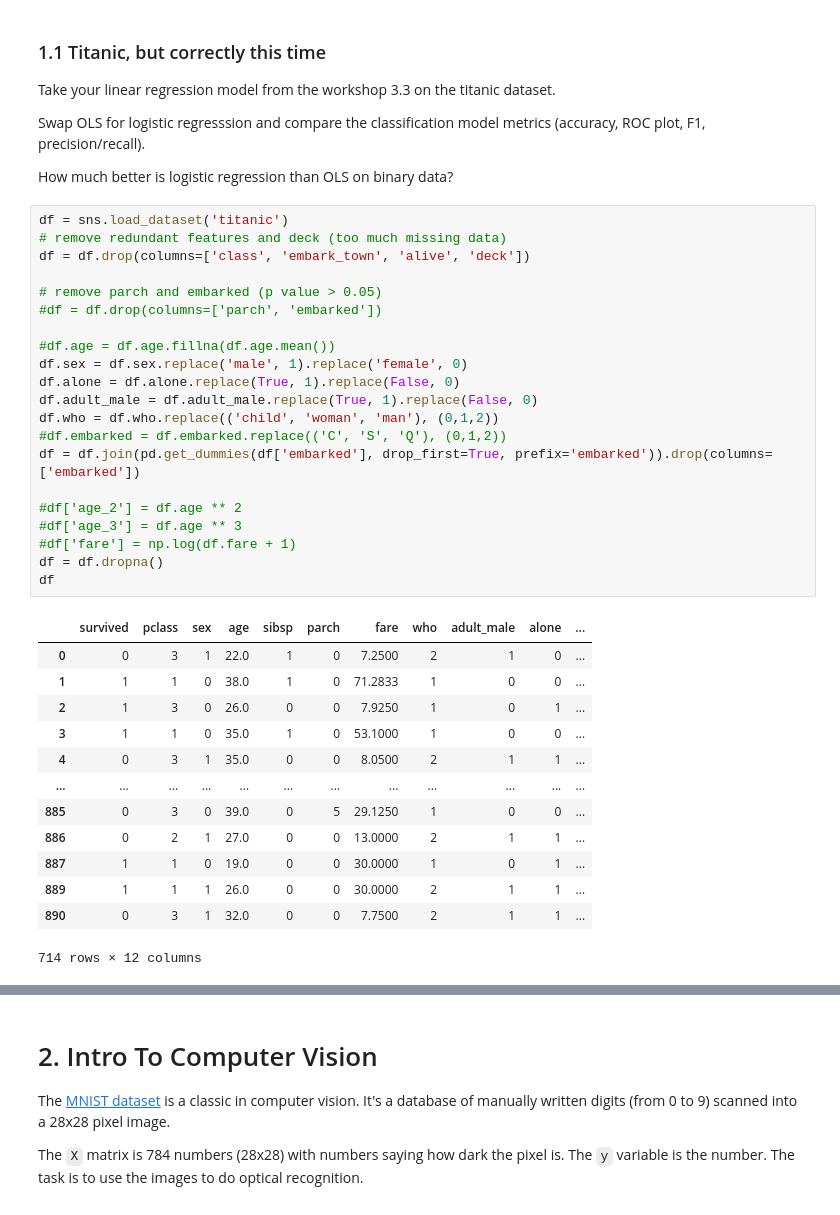
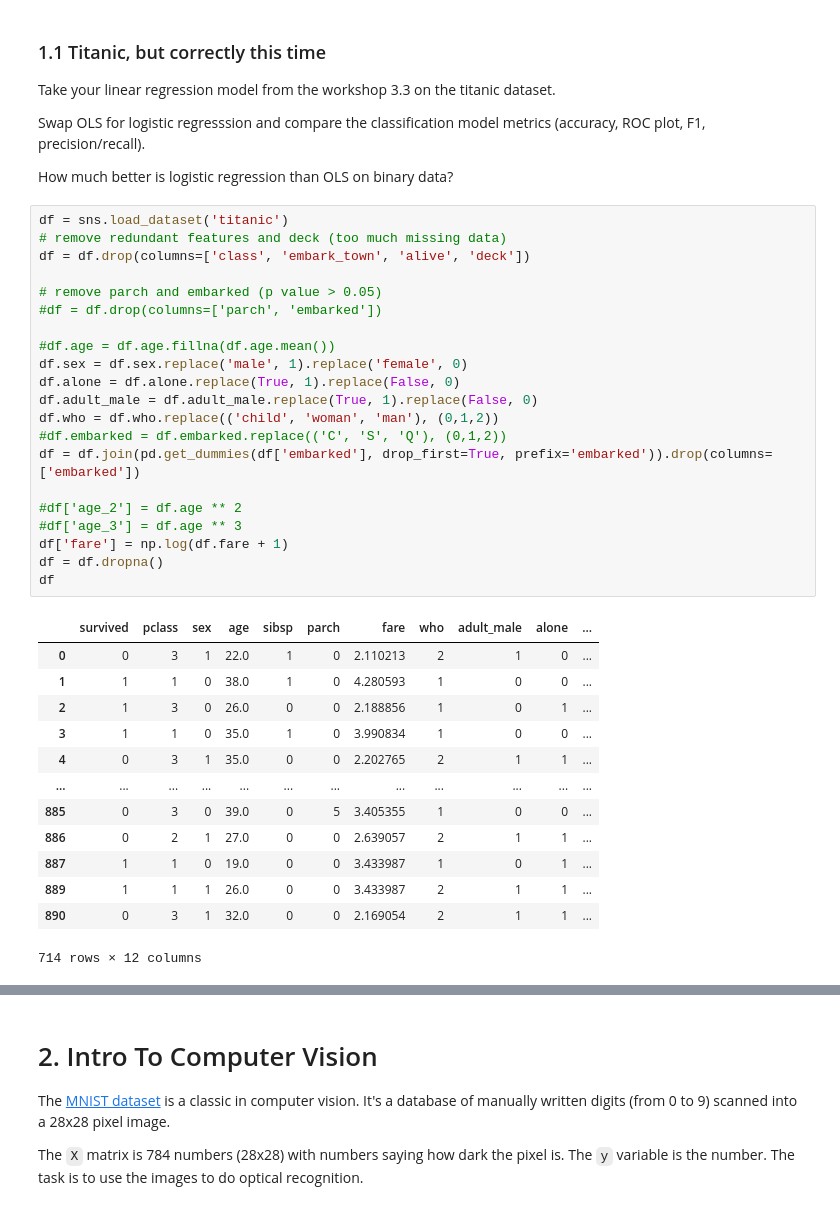
Before and after one commit to cb-ds-1/3-7-glm, a Jupyter notebook: workshop.ipynb, the cells around one changed output, grey strips where cells are left out. Drawn from its saved outputs; the diff is of its cells as text.

```diff
--- a/workshop.ipynb
+++ b/workshop.ipynb
@@ -26,35 +24,35 @@ How much better is logistic regression than OLS on binary data?
 # %%
 df = sns.load_dataset('titanic')
 # remove redundant features and deck (too much missing data)
 df = df.drop(columns=['class', 'embark_town', 'alive', 'deck'])
 
 # remove parch and embarked (p value > 0.05)
 #df = df.drop(columns=['parch', 'embarked'])
 
 #df.age = df.age.fillna(df.age.mean())
 df.sex = df.sex.replace('male', 1).replace('female', 0)
 df.alone = df.alone.replace(True, 1).replace(False, 0)
 df.adult_male = df.adult_male.replace(True, 1).replace(False, 0)
 df.who = df.who.replace(('child', 'woman', 'man'), (0,1,2))
 #df.embarked = df.embarked.replace(('C', 'S', 'Q'), (0,1,2))
 df = df.join(pd.get_dummies(df['embarked'], drop_first=True, prefix='embarked')).drop(columns=['embarked'])
 
 #df['age_2'] = df.age ** 2
 #df['age_3'] = df.age ** 3
-#df['fare'] = np.log(df.fare + 1)
+df['fare'] = np.log(df.fare + 1)
 df = df.dropna()
 df
 # %% [output]
 |  | survived | pclass | sex | age | sibsp | parch | fare | who | adult_male | alone | ... |
-| 0 | 0 | 3 | 1 | 22.0 | 1 | 0 | 7.2500 | 2 | 1 | 0 | ... |
-| 1 | 1 | 1 | 0 | 38.0 | 1 | 0 | 71.2833 | 1 | 0 | 0 | ... |
-| 2 | 1 | 3 | 0 | 26.0 | 0 | 0 | 7.9250 | 1 | 0 | 1 | ... |
-| 3 | 1 | 1 | 0 | 35.0 | 1 | 0 | 53.1000 | 1 | 0 | 0 | ... |
-| 4 | 0 | 3 | 1 | 35.0 | 0 | 0 | 8.0500 | 2 | 1 | 1 | ... |
+| 0 | 0 | 3 | 1 | 22.0 | 1 | 0 | 2.110213 | 2 | 1 | 0 | ... |
+| 1 | 1 | 1 | 0 | 38.0 | 1 | 0 | 4.280593 | 1 | 0 | 0 | ... |
+| 2 | 1 | 3 | 0 | 26.0 | 0 | 0 | 2.188856 | 1 | 0 | 1 | ... |
+| 3 | 1 | 1 | 0 | 35.0 | 1 | 0 | 3.990834 | 1 | 0 | 0 | ... |
+| 4 | 0 | 3 | 1 | 35.0 | 0 | 0 | 2.202765 | 2 | 1 | 1 | ... |
 | ... | ... | ... | ... | ... | ... | ... | ... | ... | ... | ... | ... |
-| 885 | 0 | 3 | 0 | 39.0 | 0 | 5 | 29.1250 | 1 | 0 | 0 | ... |
-| 886 | 0 | 2 | 1 | 27.0 | 0 | 0 | 13.0000 | 2 | 1 | 1 | ... |
-| 887 | 1 | 1 | 0 | 19.0 | 0 | 0 | 30.0000 | 1 | 0 | 1 | ... |
-| 889 | 1 | 1 | 1 | 26.0 | 0 | 0 | 30.0000 | 2 | 1 | 1 | ... |
-| 890 | 0 | 3 | 1 | 32.0 | 0 | 0 | 7.7500 | 2 | 1 | 1 | ... |
+| 885 | 0 | 3 | 0 | 39.0 | 0 | 5 | 3.405355 | 1 | 0 | 0 | ... |
+| 886 | 0 | 2 | 1 | 27.0 | 0 | 0 | 2.639057 | 2 | 1 | 1 | ... |
+| 887 | 1 | 1 | 0 | 19.0 | 0 | 0 | 3.433987 | 1 | 0 | 1 | ... |
+| 889 | 1 | 1 | 1 | 26.0 | 0 | 0 | 3.433987 | 2 | 1 | 1 | ... |
+| 890 | 0 | 3 | 1 | 32.0 | 0 | 0 | 2.169054 | 2 | 1 | 1 | ... |
 714 rows × 12 columns
```
Also changed, not shown: parts of 20 cells of this notebook.
